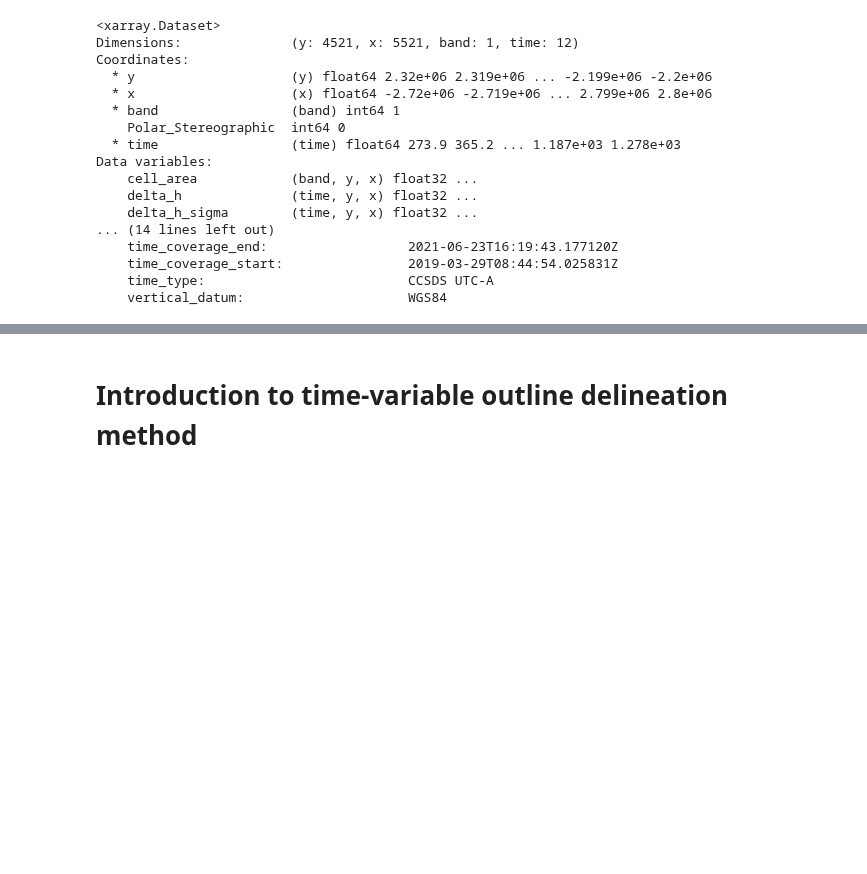
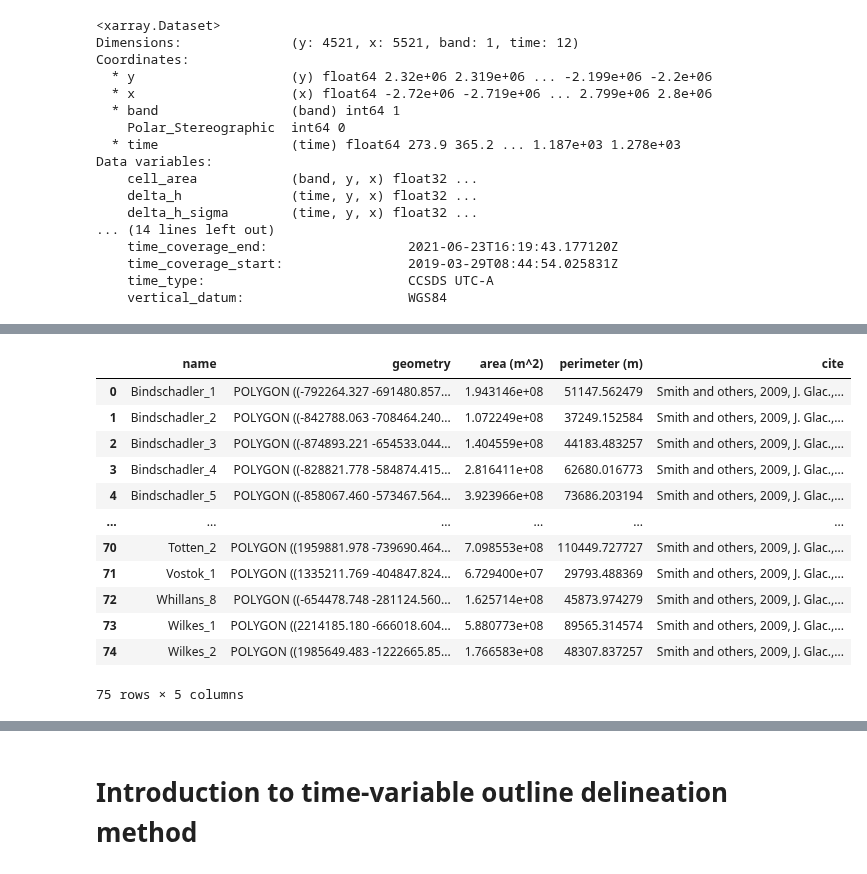
Before and after one commit to wsauthoff/Sauthoff-2025-GRL, a Jupyter notebook: dhdvdt-using-variable-outlines.ipynb, the cells around one changed output, grey strips where cells are left out. Saved outputs shown, nothing was run; the diff lists cells and outputs as text; code cells hidden in the pictures; blank space fills up the shorter version.

```diff
--- a/dhdvdt-using-variable-outlines.ipynb
+++ b/dhdvdt-using-variable-outlines.ipynb
@@ -143,0 +179,16 @@ exec(read_file)
+# %%
+SiegfriedFricker2018_S09outlines_noInSAR
+# %% [output]
+|  | name | geometry | area (m^2) | perimeter (m) | cite |
+| 0 | Bindschadler_1 | POLYGON ((-792264.327 -691480.857... | 1.943146e+08 | 51147.562479 | Smith and others, 2009, J. Glac.,... |
+| 1 | Bindschadler_2 | POLYGON ((-842788.063 -708464.240... | 1.072249e+08 | 37249.152584 | Smith and others, 2009, J. Glac.,... |
+| 2 | Bindschadler_3 | POLYGON ((-874893.221 -654533.044... | 1.404559e+08 | 44183.483257 | Smith and others, 2009, J. Glac.,... |
+| 3 | Bindschadler_4 | POLYGON ((-828821.778 -584874.415... | 2.816411e+08 | 62680.016773 | Smith and others, 2009, J. Glac.,... |
+| 4 | Bindschadler_5 | POLYGON ((-858067.460 -573467.564... | 3.923966e+08 | 73686.203194 | Smith and others, 2009, J. Glac.,... |
+| ... | ... | ... | ... | ... | ... |
+| 70 | Totten_2 | POLYGON ((1959881.978 -739690.464... | 7.098553e+08 | 110449.727727 | Smith and others, 2009, J. Glac.,... |
+| 71 | Vostok_1 | POLYGON ((1335211.769 -404847.824... | 6.729400e+07 | 29793.488369 | Smith and others, 2009, J. Glac.,... |
+| 72 | Whillans_8 | POLYGON ((-654478.748 -281124.560... | 1.625714e+08 | 45873.974279 | Smith and others, 2009, J. Glac.,... |
+| 73 | Wilkes_1 | POLYGON ((2214185.180 -666018.604... | 5.880773e+08 | 89565.314574 | Smith and others, 2009, J. Glac.,... |
+| 74 | Wilkes_2 | POLYGON ((1985649.483 -1222665.85... | 1.766583e+08 | 48307.837257 | Smith and others, 2009, J. Glac.,... |
+75 rows × 5 columns
```
Also changed, not shown: parts of 32 cells of this notebook, 1 other file.
